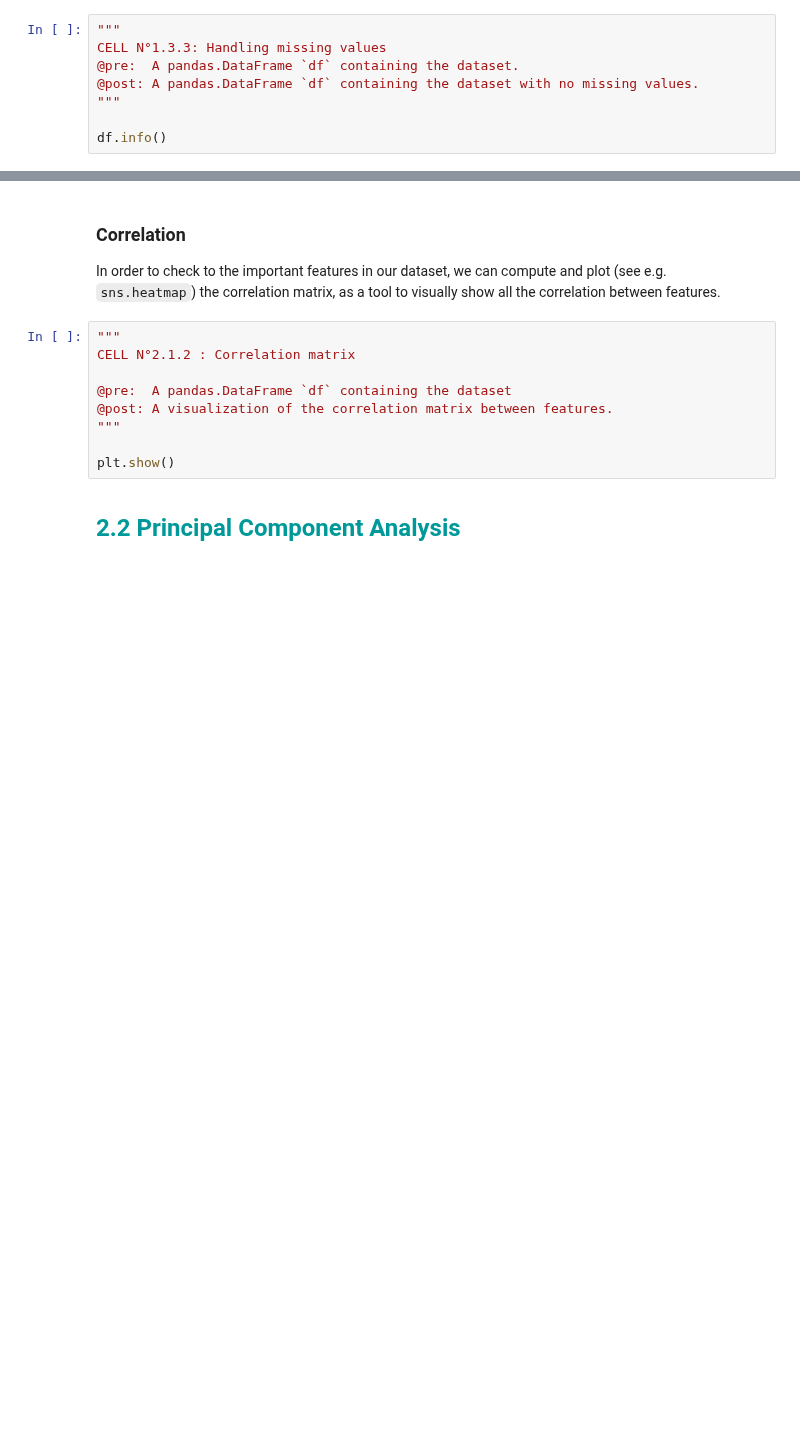
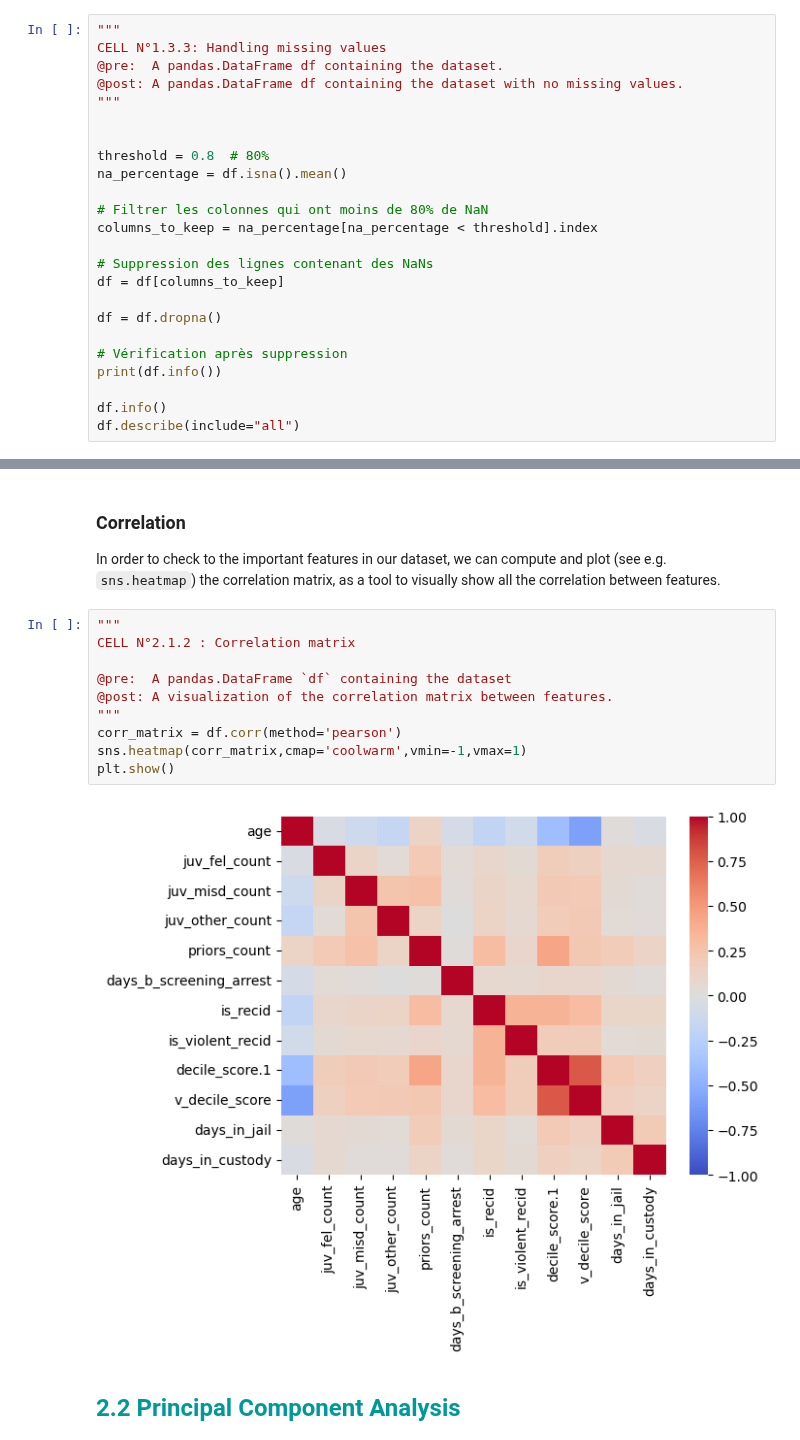
Before and after one commit to bolclaire/LEPL1109, a Jupyter notebook: Hackaton3/H3-Clustering-Student.ipynb, the cells around one changed output, grey strips where cells are left out. Drawn from its saved outputs; the diff is of its cells as text; blank space fills up the shorter version.

```diff
--- a/Hackaton3/H3-Clustering-Student.ipynb
+++ b/Hackaton3/H3-Clustering-Student.ipynb
@@ -326,8 +401,24 @@ Justify briefly your choice.
 # %%
 """
 CELL N°1.3.3: Handling missing values
-@pre:  A pandas.DataFrame `df` containing the dataset.
-@post: A pandas.DataFrame `df` containing the dataset with no missing values.
+@pre:  A pandas.DataFrame df containing the dataset.
+@post: A pandas.DataFrame df containing the dataset with no missing values.
 """
 
+
+threshold = 0.8  # 80%
+na_percentage = df.isna().mean()
+
+# Filtrer les colonnes qui ont moins de 80% de NaN
+columns_to_keep = na_percentage[na_percentage < threshold].index
+
+# Suppression des lignes contenant des NaNs
+df = df[columns_to_keep]
+
+df = df.dropna()
+
+# Vérification après suppression
+print(df.info())
+
 df.info()
+df.describe(include="all")
@@ -461,12 +672,15 @@ In order to check to the important features in our dataset, we can compute and p
 # %%
 """
 CELL N°2.1.2 : Correlation matrix
 
 @pre:  A pandas.DataFrame `df` containing the dataset
 @post: A visualization of the correlation matrix between features.
 """
-
+corr_matrix = df.corr(method='pearson')
+sns.heatmap(corr_matrix,cmap='coolwarm',vmin=-1,vmax=1)
 plt.show()
+# %% [output]
+[figure, added]
 # %% [markdown]
 <br>
 <font size=5 color=#009999> <b>2.2 Principal Component Analysis</b> <br>
```
Also changed, not shown: parts of 16 cells of this notebook.
